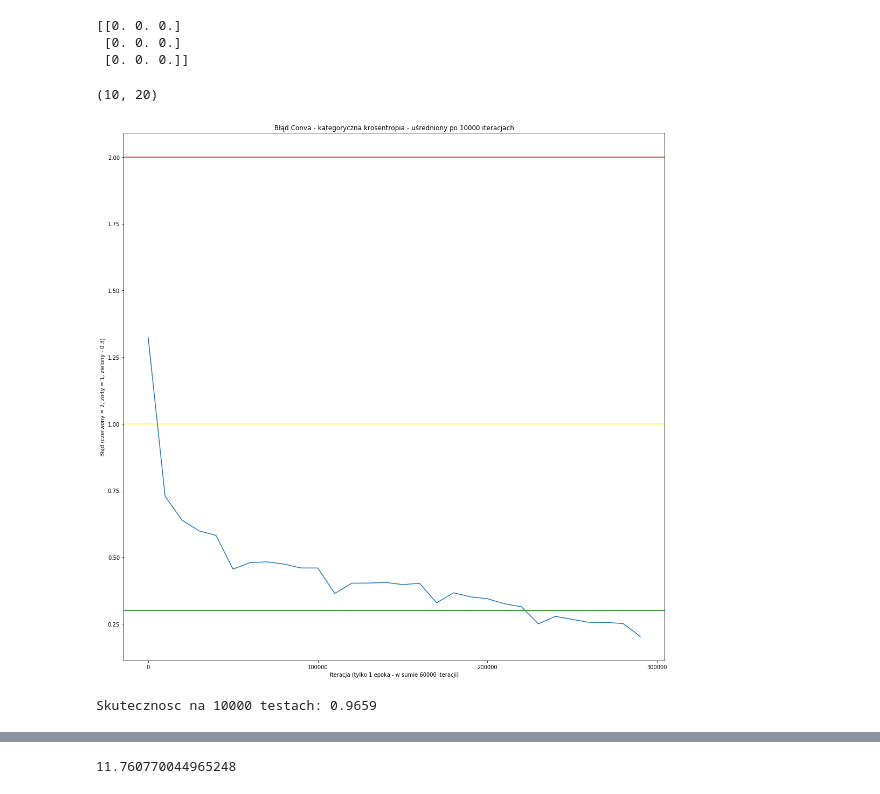
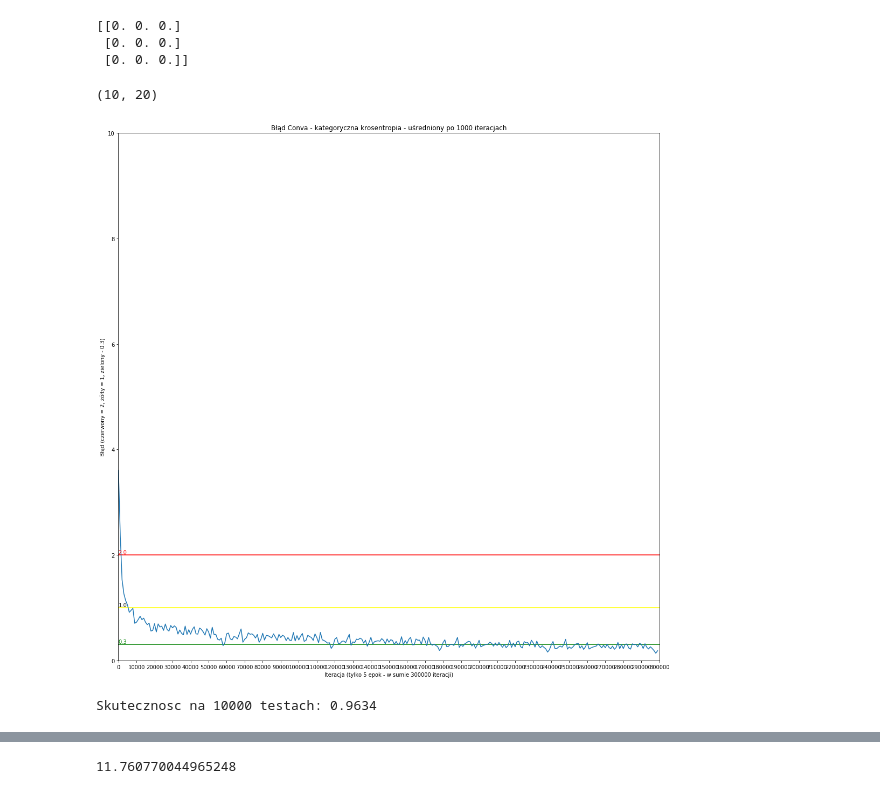
Before and after one commit to JonothorDarry/MaszynLyrn, a Jupyter notebook: Conv NN.ipynb, the cells around one changed output, grey strips where cells are left out. Drawn from its saved outputs; the diff is of its cells as text; code cells hidden in the pictures.

```diff
--- a/Conv NN.ipynb
+++ b/Conv NN.ipynb
@@ -425,28 +434,35 @@ print(Dr)
 # %%
 print(w2.shape)
 fig, ax=plt.subplots(1, 1, figsize=(18,18))
+#dt - liczba iteracji, kgbo - uśrednienie błędu po tylu iteracjach, ss- parametr labeli
 dt=loopz*epokz
-kgbo=10000
+kgbo=1000
 dt2=dt//kgbo
 ss=10
 
+#Formulacja średnich
 dkkk=[0]*dt2
 for i in range(dt2):
     dkkk[i]=sum(sk[i*kgbo:(i+1)*kgbo])/kgbo
 
 ax.set_title('Błąd Conva - kategoryczna krosentropia - uśredniony po {} iteracjach'.format(kgbo))
-ax.set_xlabel('Iteracja (tylko 1 epoka - w sumie {} iteracji)'.format(loopz))
+ax.set_xlabel('Iteracja (tylko {} epok - w sumie {} iteracji)'.format(epokz, dt))
 ax.set_xticklabels(range(0, dt+1, kgbo*ss))
 ax.set_xticks(range(0, dt//kgbo+1, ss))
-ax.set_ylabel('Błąd (czerwony = 2, żółty = 1, zielony - 0.3)'.format(loopz))
+ax.set_ylabel('Błąd (czerwony = 2, żółty = 1, zielony - 0.3)')
 ax.axhline(2, color='red')
 ax.axhline(1, color='yellow')
 ax.axhline(0.3, color='green')
 ax.plot(dkkk)
+ax.text(x=0, y=2, s='2.0', verticalalignment='bottom', horizontalalignment='left', color='red')
+ax.text(x=0, y=1, s='1.0', verticalalignment='bottom', horizontalalignment='left')
+ax.text(x=0, y=0.3, s='0.3', verticalalignment='bottom', horizontalalignment='left', color='green')
+ax.set_ylim(0, 10)
+ax.set_xlim(-0.1, dt2)
 plt.show()
 # %% [output]
 (10, 20)
-[figure, old version]
+[figure, new version]
 # %%
 num=10000
 won=0
@@ -508,7 +524,7 @@ for jj in range(num):
     #print(mxi, testy[jj])
 print('Skutecznosc na {} testach: {}'.format(num, won/num))
 # %% [output]
-Skutecznosc na 10000 testach: 0.9659
+Skutecznosc na 10000 testach: 0.9634
 # %%
 dk2=dp2*0
 dk2=dk2.astype('float64')
```
Also changed, not shown: parts of 4 cells of this notebook.
